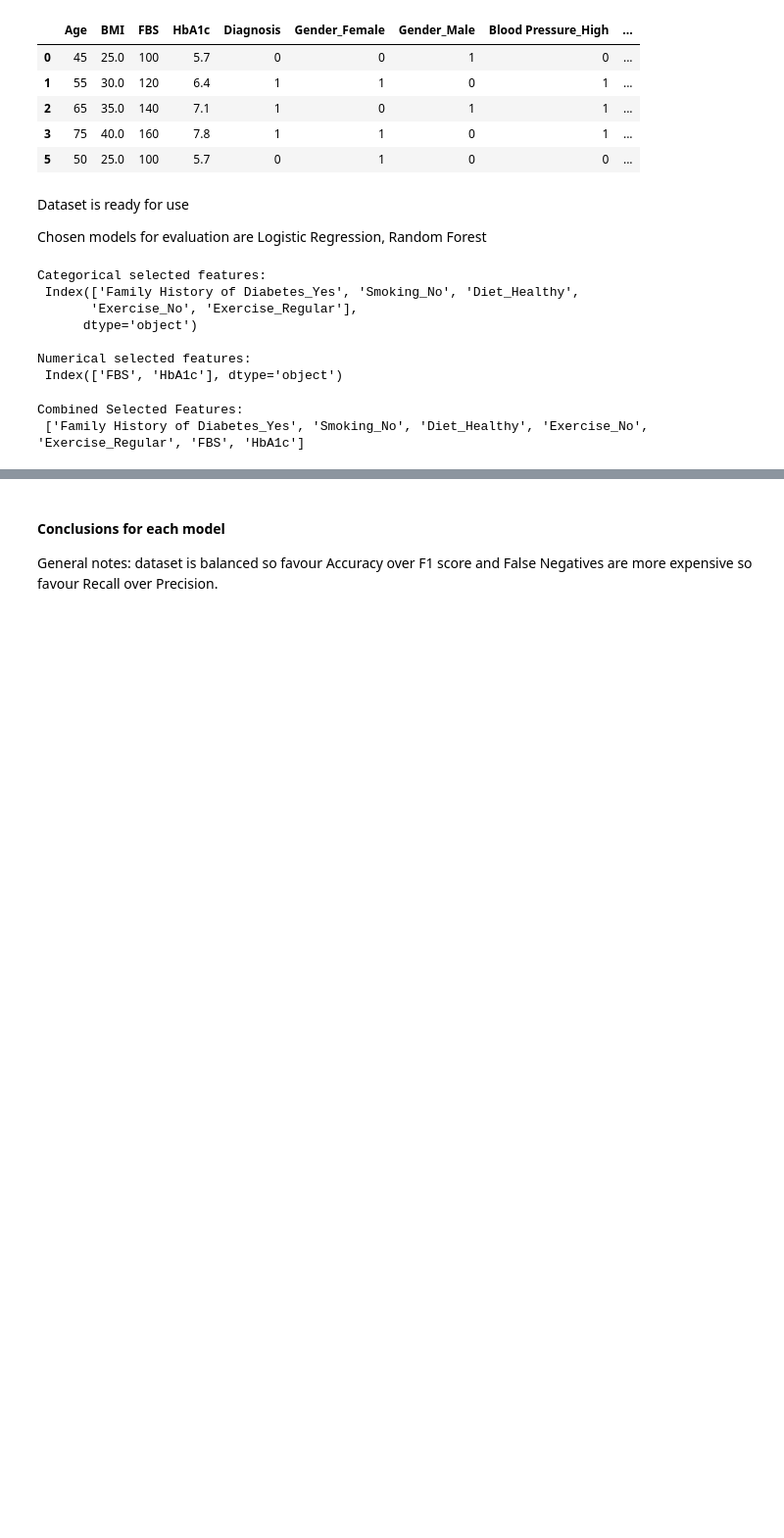
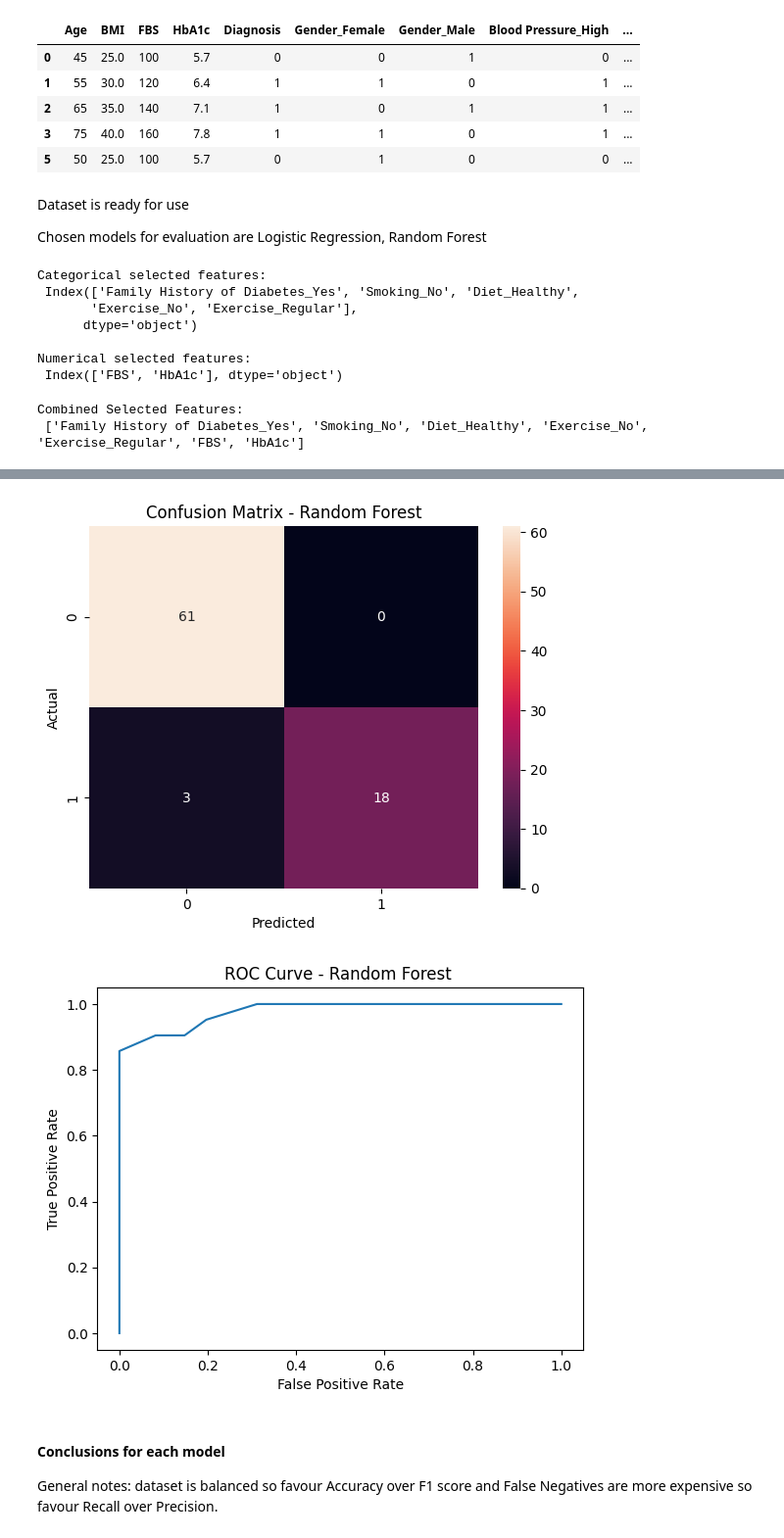
Before and after one commit to fonkerina/Data-Science-Journey, a Jupyter notebook: Week 3/w3 hwk1.ipynb, the cells around one changed output, grey strips where cells are left out. Shown at 98% size. Cells and saved outputs as stored; diff of their text form; code cells hidden in the pictures; blank space fills up the shorter version.

```diff
--- a/Week 3/w3 hwk1.ipynb
+++ b/Week 3/w3 hwk1.ipynb
@@ -144,3 +167,26 @@ diagpred_ranfor = random_forest.predict(x_test)
+# %%
+# Evaluate Random Forest performance
+# Plot confusion matrices
+cm_ranfor = confusion_matrix(y_test, diagpred_ranfor)
+plt.figure()
+sns.heatmap(cm_ranfor, annot = True, fmt = 'd')
+plt.xlabel('Predicted')
+plt.ylabel('Actual')
+plt.title('Confusion Matrix - Random Forest')
+plt.show()
+
+# Plot ROC curve
+y_proba = random_forest.predict_proba(x_test)[:, 1]
+fpr, tpr, _ = roc_curve(y_test, y_proba)
+plt.figure()
+plt.plot(fpr, tpr)
+plt.xlabel('False Positive Rate')
+plt.ylabel('True Positive Rate')
+plt.title('ROC Curve - Random Forest ')
+plt.show()
+# %% [output]
+[figure, added]
+[figure, added]
 # %% [markdown]
 #### Conclusions for each model
 
```
Also changed, not shown: parts of 1 cell of this notebook.
